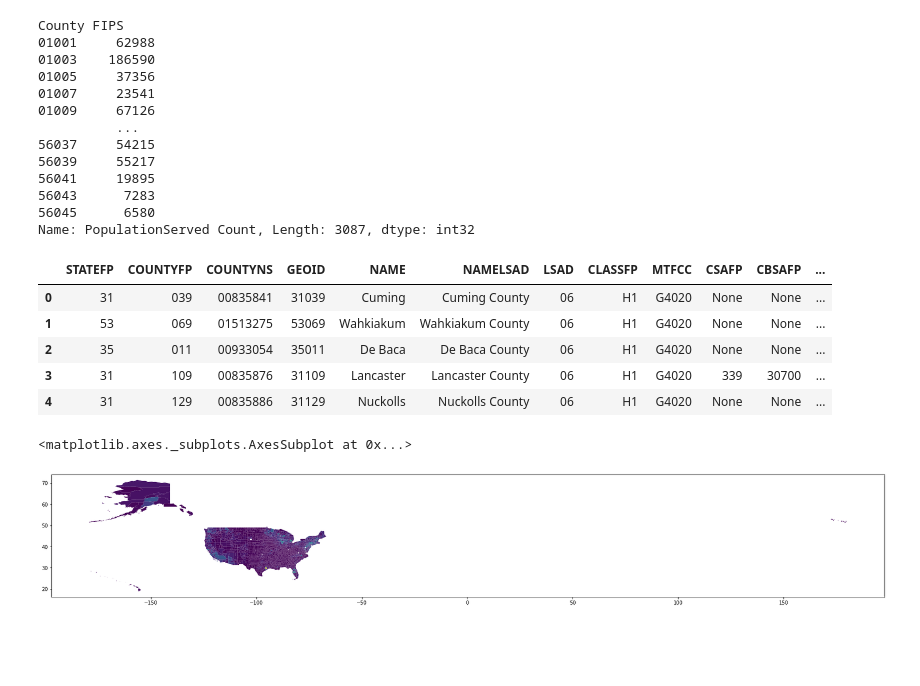
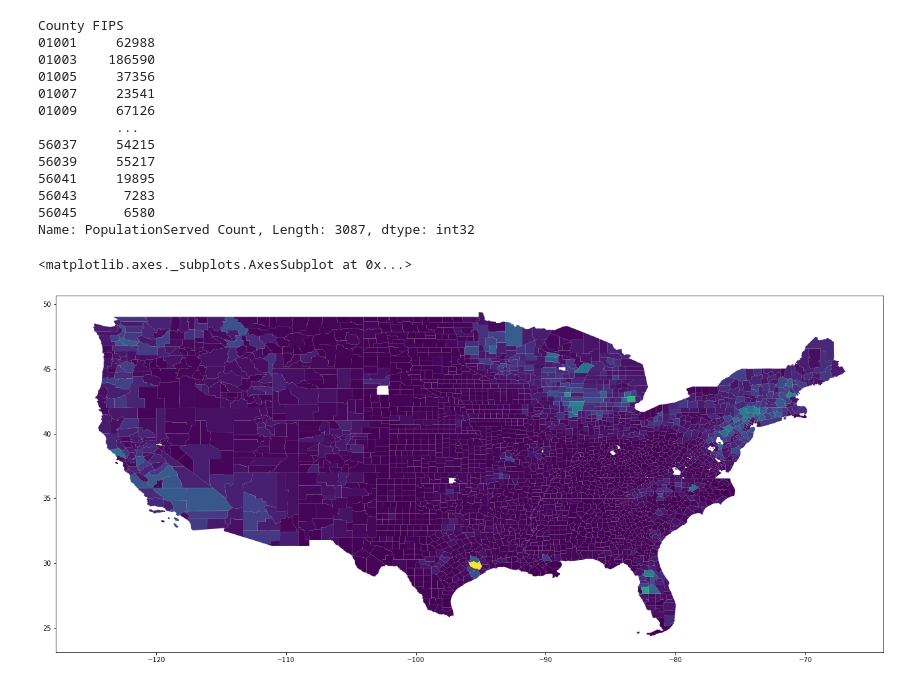
Before and after one commit to noahgarfinkle/otaku, a Jupyter notebook: Water Systems.ipynb, the cells around one changed output. Drawn from its saved outputs; the diff is of its cells as text; code cells hidden in the pictures; blank space fills up the shorter version.

Commit message:
plotting filtering

```diff
--- a/Water Systems.ipynb
+++ b/Water Systems.ipynb
@@ -253,22 +253,13 @@ County FIPS
 56043      7283
 56045      6580
 Name: PopulationServed Count, Length: 3087, dtype: int32
-# %%
-gdf_USCounties.head()
-# %% [output]
-|  | STATEFP | COUNTYFP | COUNTYNS | GEOID | NAME | NAMELSAD | LSAD | CLASSFP | MTFCC | CSAFP | CBSAFP | ... |
-| 0 | 31 | 039 | 00835841 | 31039 | Cuming | Cuming County | 06 | H1 | G4020 | None | None | ... |
-| 1 | 53 | 069 | 01513275 | 53069 | Wahkiakum | Wahkiakum County | 06 | H1 | G4020 | None | None | ... |
-| 2 | 35 | 011 | 00933054 | 35011 | De Baca | De Baca County | 06 | H1 | G4020 | None | None | ... |
-| 3 | 31 | 109 | 00835876 | 31109 | Lancaster | Lancaster County | 06 | H1 | G4020 | 339 | 30700 | ... |
-| 4 | 31 | 129 | 00835886 | 31129 | Nuckolls | Nuckolls County | 06 | H1 | G4020 | None | None | ... |
 # %%
 gdf_USCountyWaterSupplies = pd.merge(left=gdf_USCounties,right=populationServedByCounty,left_on="GEOID",right_on=populationServedByCounty.index)
 # %%
 gdf_USCountyWaterSupplies = pd.merge(left=gdf_USCountyWaterSupplies,right=numberWaterSuppliesInCounty,left_on="GEOID",right_on=numberWaterSuppliesInCounty.index)
 # %%
 fig,ax = plt.subplots(figsize=(30,10))
-gdf_USCountyWaterSupplies.plot("PWS ID",ax=ax)
+gdf_USCountyWaterSupplies.cx[-125:-50, 20:60].plot("PWS ID",ax=ax)
 # %% [output]
 <matplotlib.axes._subplots.AxesSubplot at 0x...>
-[figure, old version]
+[figure, new version]
```
